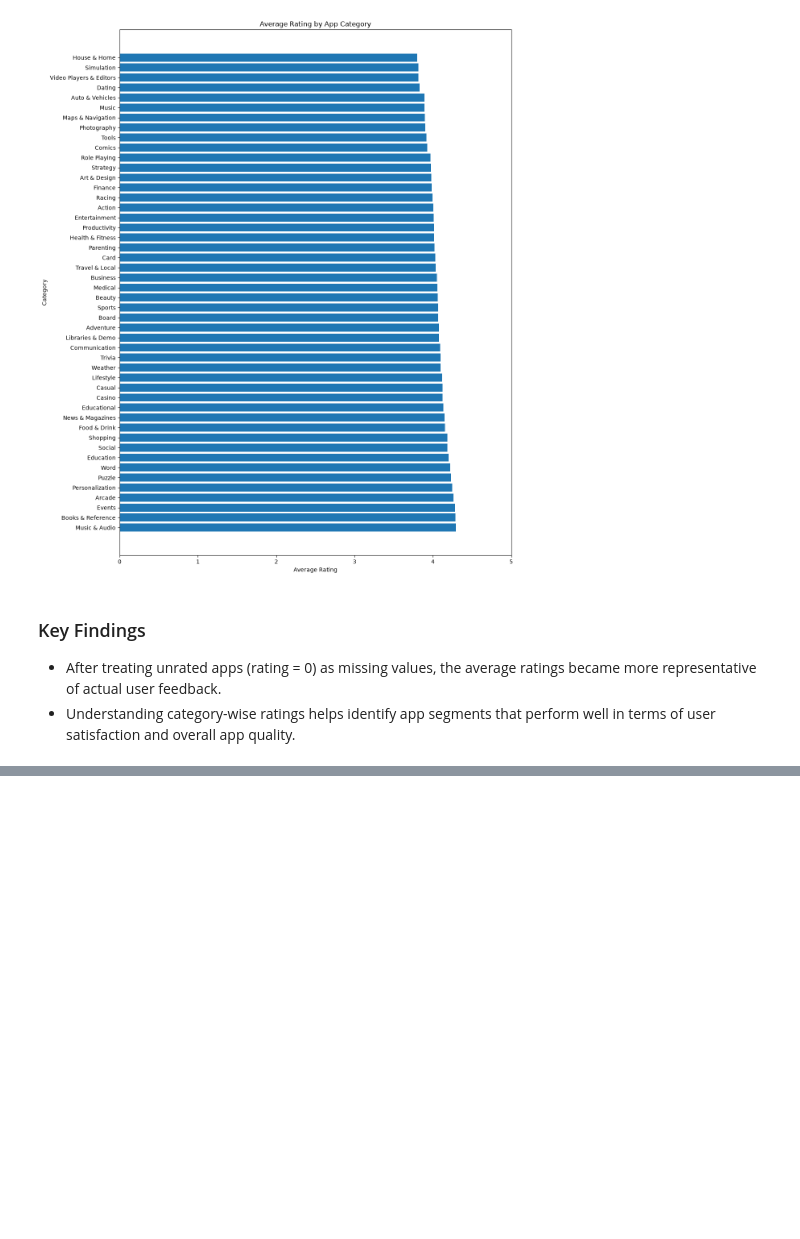
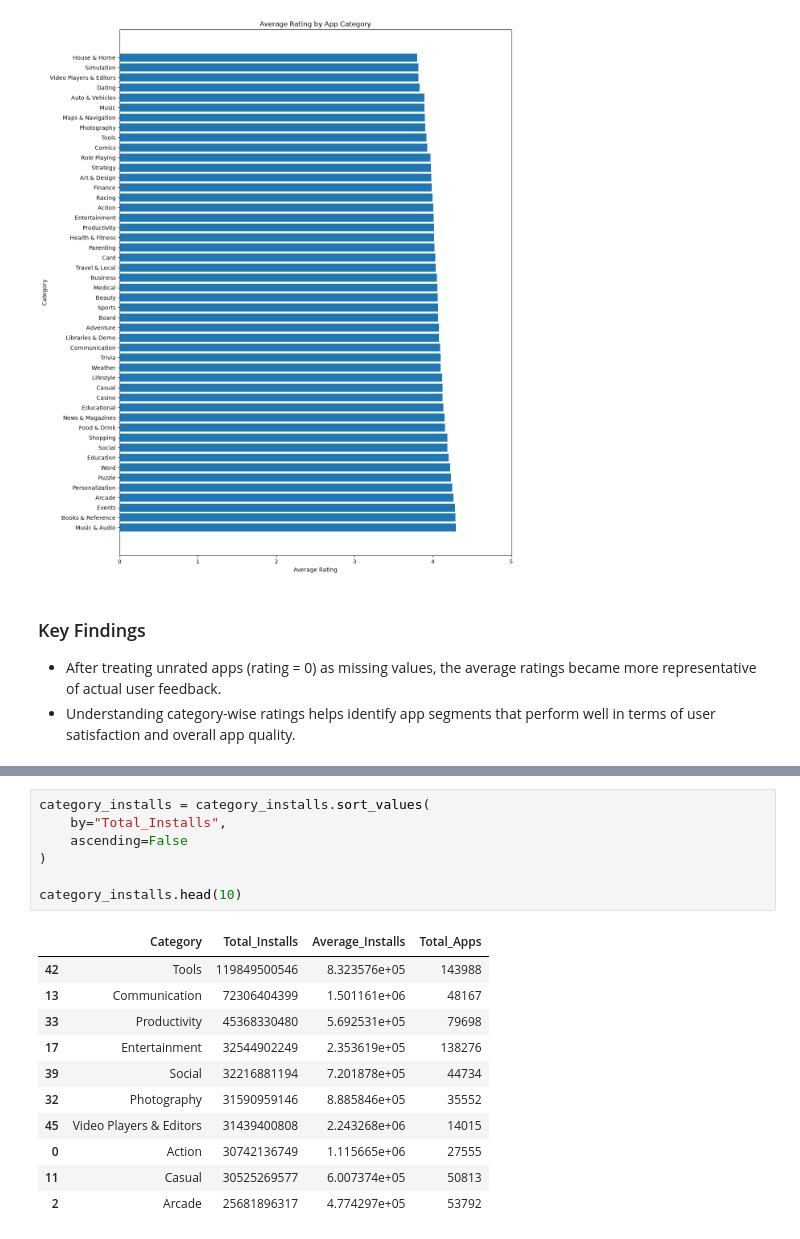
Before and after one commit to ShrutiTss/google-play-store-business-analytics, a Jupyter notebook: notebooks/04_exploratory_data_analysis.ipynb, the cells around one changed output, grey strips where cells are left out. Drawn from its saved outputs; the diff is of its cells as text; blank space fills up the shorter version.

```diff
--- a/notebooks/04_exploratory_data_analysis.ipynb
+++ b/notebooks/04_exploratory_data_analysis.ipynb
@@ -341,0 +356,19 @@ plt.show()
+# %%
+category_installs = category_installs.sort_values(
+    by="Total_Installs",
+    ascending=False
+)
+
+category_installs.head(10)
+# %% [output]
+|  | Category | Total_Installs | Average_Installs | Total_Apps |
+| 42 | Tools | 119849500546 | 8.323576e+05 | 143988 |
+| 13 | Communication | 72306404399 | 1.501161e+06 | 48167 |
+| 33 | Productivity | 45368330480 | 5.692531e+05 | 79698 |
+| 17 | Entertainment | 32544902249 | 2.353619e+05 | 138276 |
+| 39 | Social | 32216881194 | 7.201878e+05 | 44734 |
+| 32 | Photography | 31590959146 | 8.885846e+05 | 35552 |
+| 45 | Video Players & Editors | 31439400808 | 2.243268e+06 | 14015 |
+| 0 | Action | 30742136749 | 1.115665e+06 | 27555 |
+| 11 | Casual | 30525269577 | 6.007374e+05 | 50813 |
+| 2 | Arcade | 25681896317 | 4.774297e+05 | 53792 |
```
Also changed, not shown: parts of 4 cells of this notebook.
